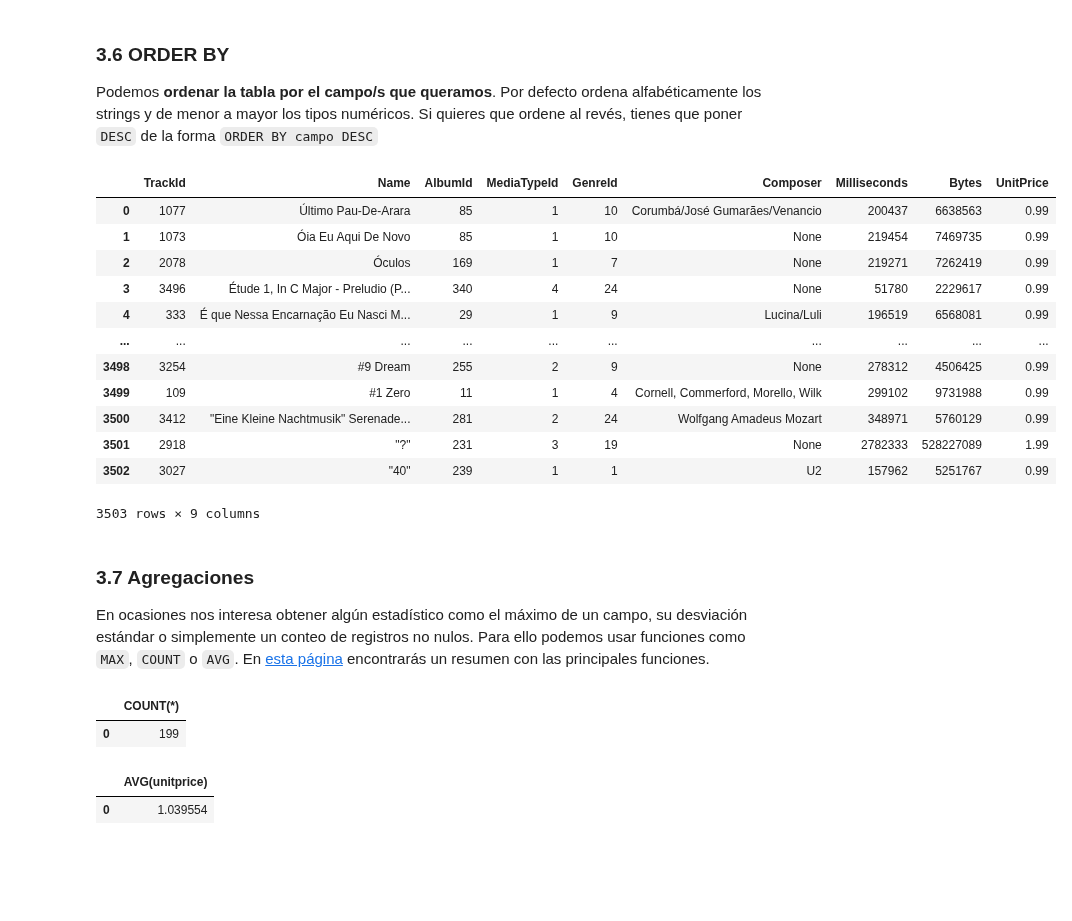
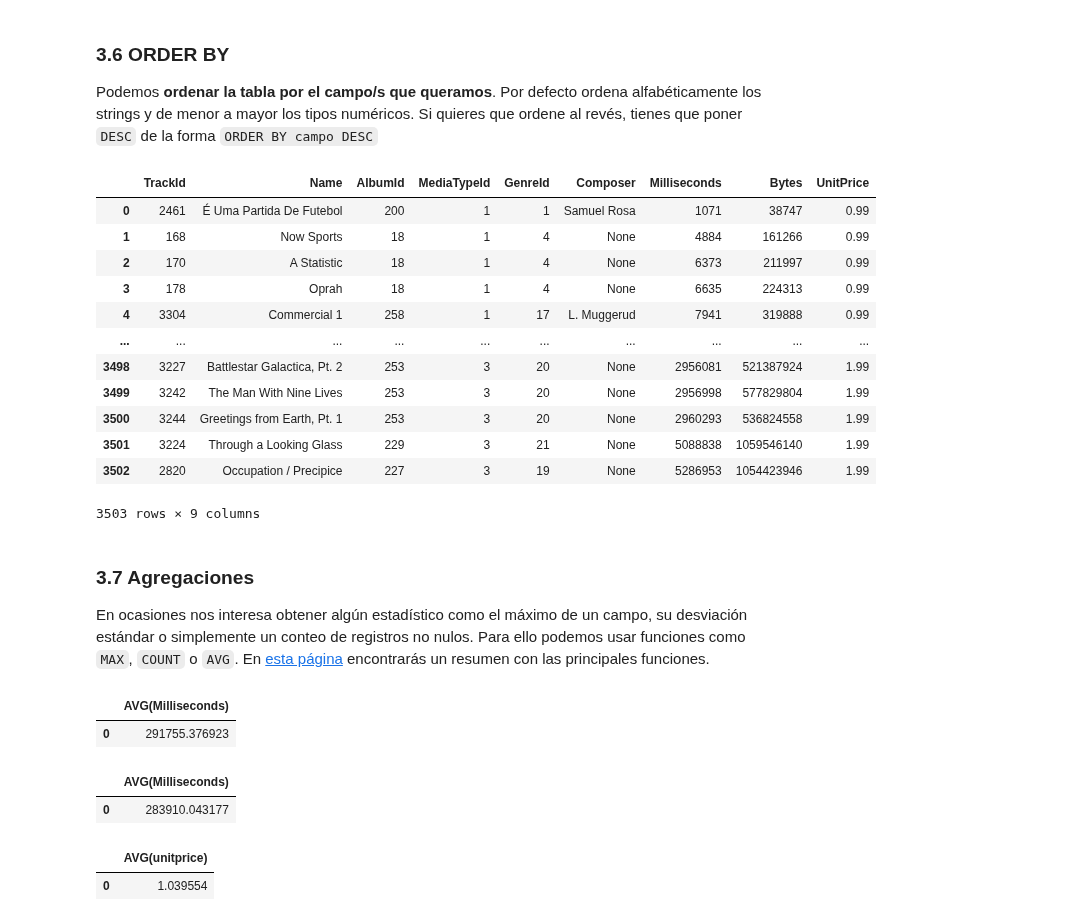
Before and after one commit to JLGOrtega/repo-clase-dsvlcsep24, a Jupyter notebook: 2-Data_Analysis/5-Bases_de_datos/SQL/SQL_Python/SQL_Python.ipynb, the cells around one changed output. Drawn from its saved outputs; the diff is of its cells as text; code cells hidden in the pictures; blank space fills up the shorter version.

```diff
--- a/2-Data_Analysis/5-Bases_de_datos/SQL/SQL_Python/SQL_Python.ipynb
+++ b/2-Data_Analysis/5-Bases_de_datos/SQL/SQL_Python/SQL_Python.ipynb
@@ -112,6 +128,9 @@ WHERE condiciones
 Por supuesto, hay más sentencias propias de SQL que iremos viendo a lo largo del Notebook. Fíjate que las **palabras reservadas en SQL se suelen poner en mayúsculas**, para diferenciarlas del resto. No da error si se pone de otra manera, ya que SQL **no es *case sensitive***, pero sí se suele hacer así.
 # %% [markdown]
 ### 3.1 Primera query
+# %%
+tracks = pd.read_csv("tracks.csv")
+tracks.loc[:, :]
 # %%
 query = '''
 SELECT *
@@ -300,24 +386,24 @@ Podemos **ordenar la tabla por el campo/s que queramos**. Por defecto ordena alf
 # %%
 query = '''
 SELECT *
 FROM tracks
-ORDER BY name DESC;
+ORDER BY Milliseconds;
 '''
 
 sql_query(query)
 # %% [output]
 |  | TrackId | Name | AlbumId | MediaTypeId | GenreId | Composer | Milliseconds | Bytes | UnitPrice |
-| 0 | 1077 | Último Pau-De-Arara | 85 | 1 | 10 | Corumbá/José Gumarães/Venancio | 200437 | 6638563 | 0.99 |
-| 1 | 1073 | Óia Eu Aqui De Novo | 85 | 1 | 10 | None | 219454 | 7469735 | 0.99 |
-| 2 | 2078 | Óculos | 169 | 1 | 7 | None | 219271 | 7262419 | 0.99 |
-| 3 | 3496 | Étude 1, In C Major - Preludio (P... | 340 | 4 | 24 | None | 51780 | 2229617 | 0.99 |
-| 4 | 333 | É que Nessa Encarnação Eu Nasci M... | 29 | 1 | 9 | Lucina/Luli | 196519 | 6568081 | 0.99 |
+| 0 | 2461 | É Uma Partida De Futebol | 200 | 1 | 1 | Samuel Rosa | 1071 | 38747 | 0.99 |
+| 1 | 168 | Now Sports | 18 | 1 | 4 | None | 4884 | 161266 | 0.99 |
+| 2 | 170 | A Statistic | 18 | 1 | 4 | None | 6373 | 211997 | 0.99 |
+| 3 | 178 | Oprah | 18 | 1 | 4 | None | 6635 | 224313 | 0.99 |
+| 4 | 3304 | Commercial 1 | 258 | 1 | 17 | L. Muggerud | 7941 | 319888 | 0.99 |
 | ... | ... | ... | ... | ... | ... | ... | ... | ... | ... |
-| 3498 | 3254 | #9 Dream | 255 | 2 | 9 | None | 278312 | 4506425 | 0.99 |
-| 3499 | 109 | #1 Zero | 11 | 1 | 4 | Cornell, Commerford, Morello, Wilk | 299102 | 9731988 | 0.99 |
-| 3500 | 3412 | "Eine Kleine Nachtmusik" Serenade... | 281 | 2 | 24 | Wolfgang Amadeus Mozart | 348971 | 5760129 | 0.99 |
-| 3501 | 2918 | "?" | 231 | 3 | 19 | None | 2782333 | 528227089 | 1.99 |
-| 3502 | 3027 | "40" | 239 | 1 | 1 | U2 | 157962 | 5251767 | 0.99 |
+| 3498 | 3227 | Battlestar Galactica, Pt. 2 | 253 | 3 | 20 | None | 2956081 | 521387924 | 1.99 |
+| 3499 | 3242 | The Man With Nine Lives | 253 | 3 | 20 | None | 2956998 | 577829804 | 1.99 |
+| 3500 | 3244 | Greetings from Earth, Pt. 1 | 253 | 3 | 20 | None | 2960293 | 536824558 | 1.99 |
+| 3501 | 3224 | Through a Looking Glass | 229 | 3 | 21 | None | 5088838 | 1059546140 | 1.99 |
+| 3502 | 2820 | Occupation / Precipice | 227 | 3 | 19 | None | 5286953 | 1054423946 | 1.99 |
 3503 rows × 9 columns
 # %% [markdown]
 ### 3.7 Agregaciones
@@ -325,15 +411,27 @@ En ocasiones nos interesa obtener algún estadístico como el máximo de un camp
 # %%
 # Aggregations
 query = '''
-SELECT COUNT(*)
+SELECT AVG(Milliseconds)
 FROM tracks
-WHERE name LIKE 'a%';
+WHERE GenreId = 2;
 '''
 
 sql_query(query)
 # %% [output]
-|  | COUNT(*) |
-| 0 | 199 |
+|  | AVG(Milliseconds) |
+| 0 | 291755.376923 |
+# %%
+# Aggregations
+query = '''
+SELECT AVG(Milliseconds)
+FROM tracks
+WHERE GenreId = 1;
+'''
+
+sql_query(query)
+# %% [output]
+|  | AVG(Milliseconds) |
+| 0 | 283910.043177 |
 # %%
 query = '''
 SELECT AVG(unitprice)
```
Also changed, not shown: parts of 38 cells of this notebook.
